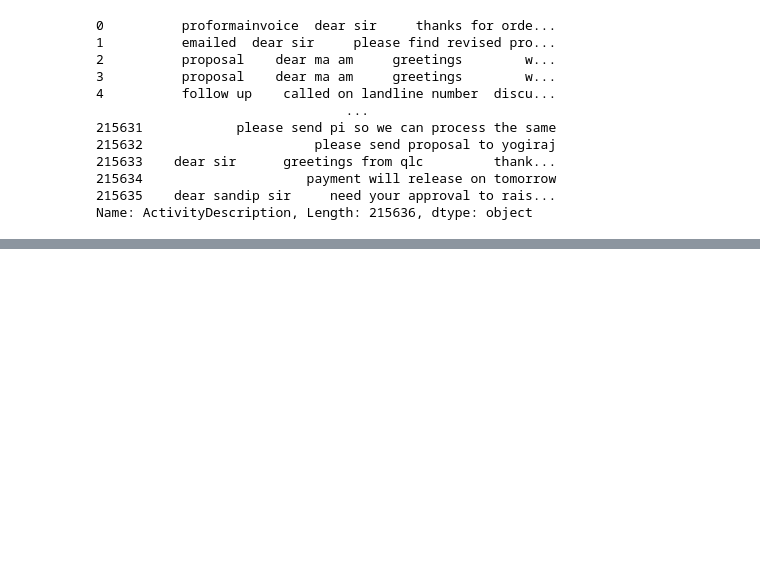
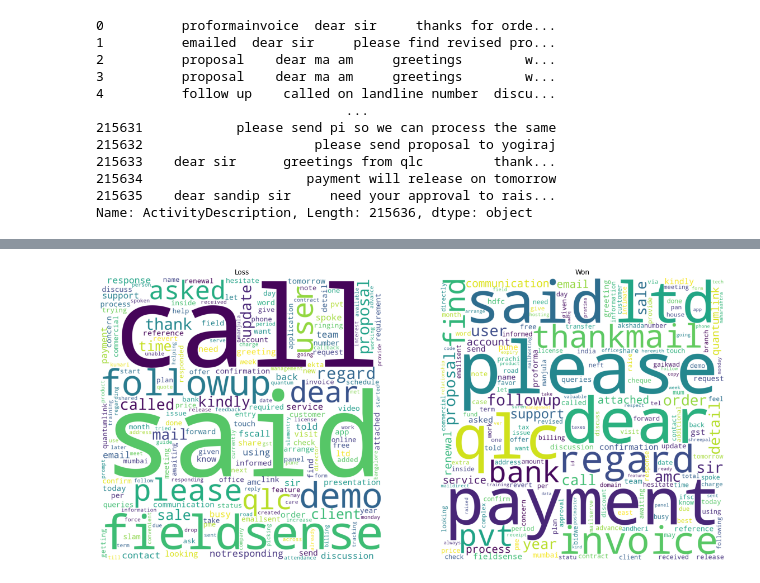
Before and after one commit to ShardulJ/QLC_Assignment, a Jupyter notebook: Untitled2.ipynb, the cells around one changed output, grey strips where cells are left out. Cells and saved outputs as stored; diff of their text form; code cells hidden in the pictures; blank space fills up the shorter version.

```diff
--- a/Untitled2.ipynb
+++ b/Untitled2.ipynb
@@ -203,0 +256,20 @@ produce_wordcloud(rest)
+# %%
+def produce_cloud(rest):
+
+    plt.figure(figsize=(20,30))
+    for i,r in enumerate(rest):
+        plt.subplot(1,2,i+1)
+        corpus=df[df['label']==r]['checking'].values.tolist()
+        corpus=' '.join(x  for x in corpus)
+        wordcloud = WordCloud(max_font_size=None, background_color='white', collocations=False,
+                      width=1500, height=1500).generate(corpus)
+        plt.imshow(wordcloud)
+        plt.title(r)
+        plt.axis("off")
+
+
+
+rest_=df['label'].value_counts().index
+produce_cloud(rest_)
+# %% [output]
+[figure, added]
```
Also changed, not shown: parts of 34 cells of this notebook.
